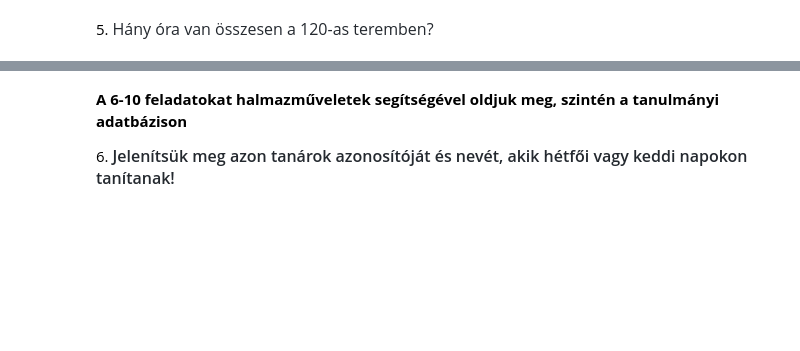
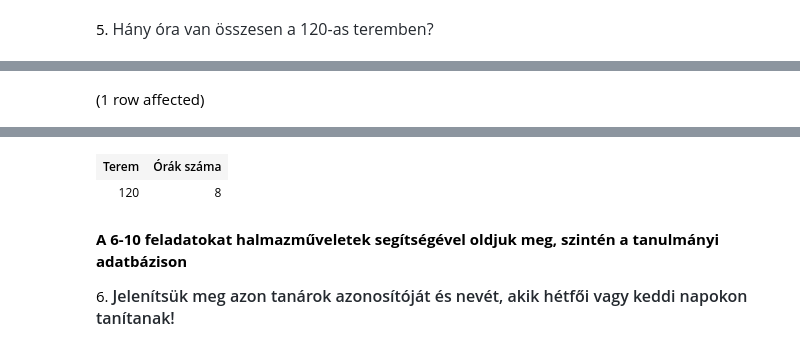
Before and after one commit to barnabasbaranyistud/SQLgyak03, a Jupyter notebook: gyakorlat03_feladatok.ipynb, the cells around one changed output, grey strips where cells are left out. Drawn from its saved outputs; the diff is of its cells as text; code cells hidden in the pictures; blank space fills up the shorter version.

```diff
--- a/gyakorlat03_feladatok.ipynb
+++ b/gyakorlat03_feladatok.ipynb
@@ -93,0 +109,7 @@ Total execution time: 00:00:00
+# %%
+SELECT t.Terem, count(o.ora_id) as 'Órák száma'
+FROM Termek t JOIN Orak o ON t.Tkód = o.terem
+WHERE t.Terem = '120'
+GROUP BY t.Terem
+# %% [output]
+(1 row affected)
@@ -94,3 +117,5 @@ Total execution time: 00:00:00
+| Terem | Órák száma |
+| 120 | 8 |
 # %% [markdown]
 **A 6-10 feladatokat halmazműveletek segítségével oldjuk meg, szintén a tanulmányi adatbázison**
 
```
Also changed, not shown: parts of 9 cells of this notebook.
